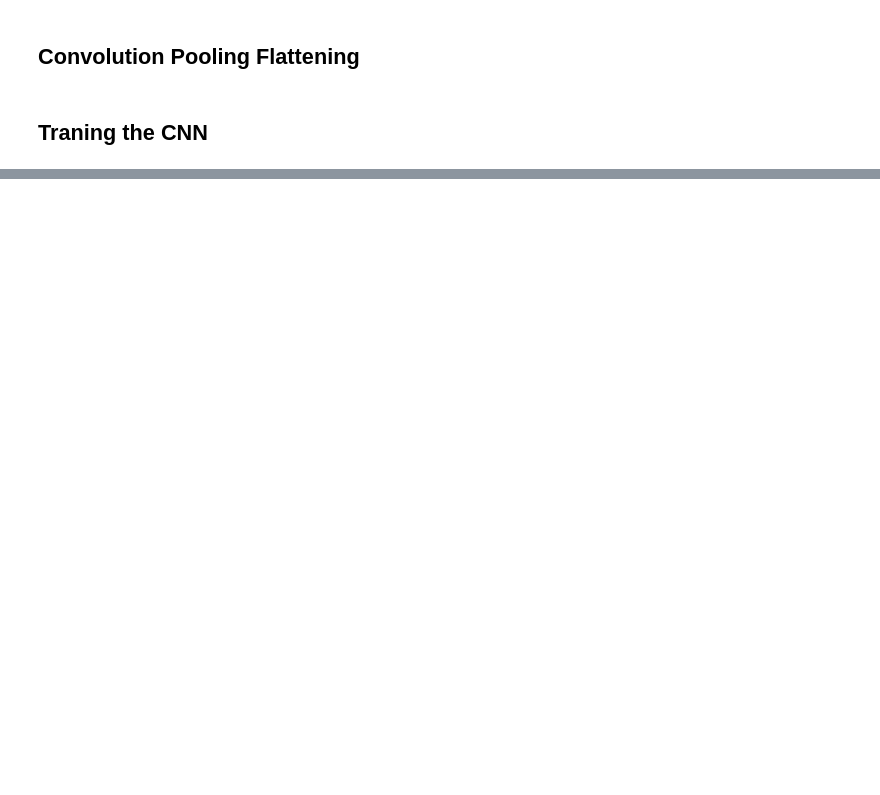
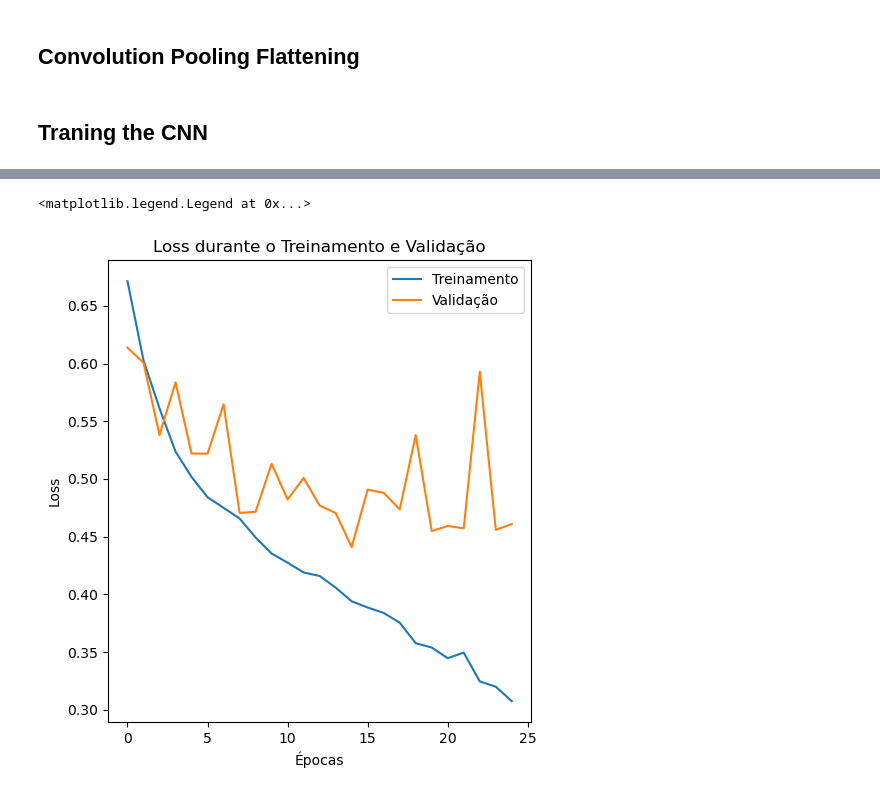
Before and after one commit to GabCosNev/Redes-Neurais, a Jupyter notebook: Image RN Convolutional/Convolutional.ipynb, the cells around one changed output, grey strips where cells are left out. Saved outputs shown, nothing was run; the diff lists cells and outputs as text; code cells hidden in the pictures; blank space fills up the shorter version.

```diff
--- a/Image RN Convolutional/Convolutional.ipynb
+++ b/Image RN Convolutional/Convolutional.ipynb
@@ -90,0 +113,13 @@ cnn = load_model('modelo_gato_cachorro.keras', compile=False)
+# %%
+# Plotando Loss
+plt.figure(figsize=(12, 6))
+plt.subplot(1, 2, 1)
+plt.plot(history.history['loss'], label='Treinamento')
+plt.plot(history.history['val_loss'], label='Validação')
+plt.title('Loss durante o Treinamento e Validação')
+plt.xlabel('Épocas')
+plt.ylabel('Loss')
+plt.legend()
+# %% [output]
+<matplotlib.legend.Legend at 0x...>
+[figure, added]
```
Also changed, not shown: parts of 8 cells of this notebook, 1 other file.
